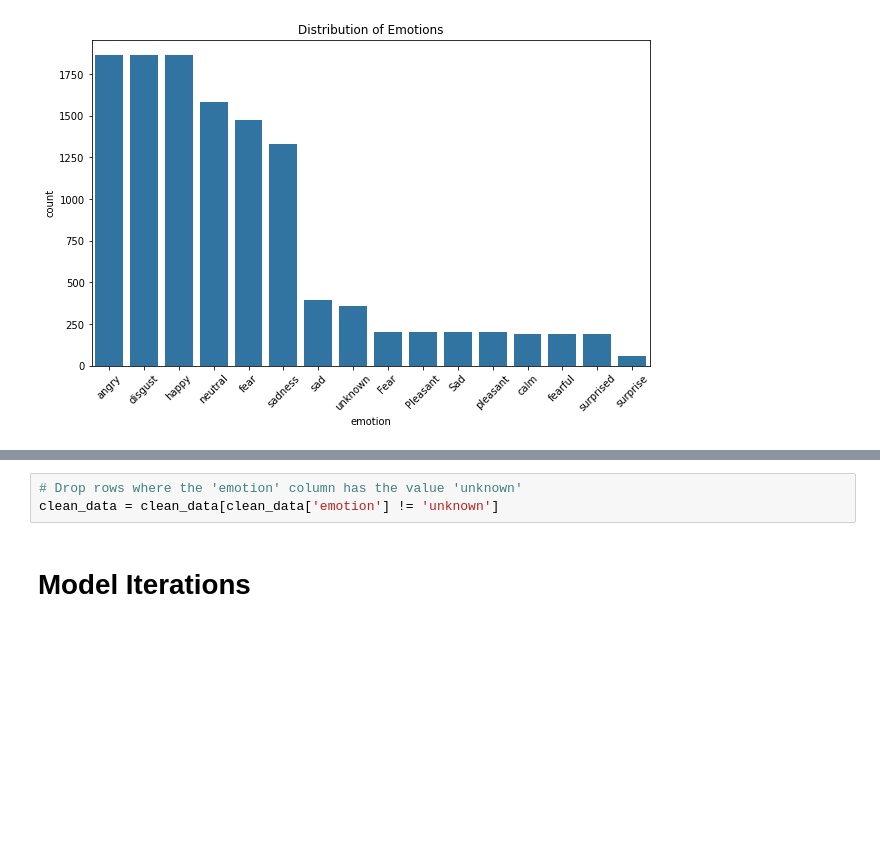
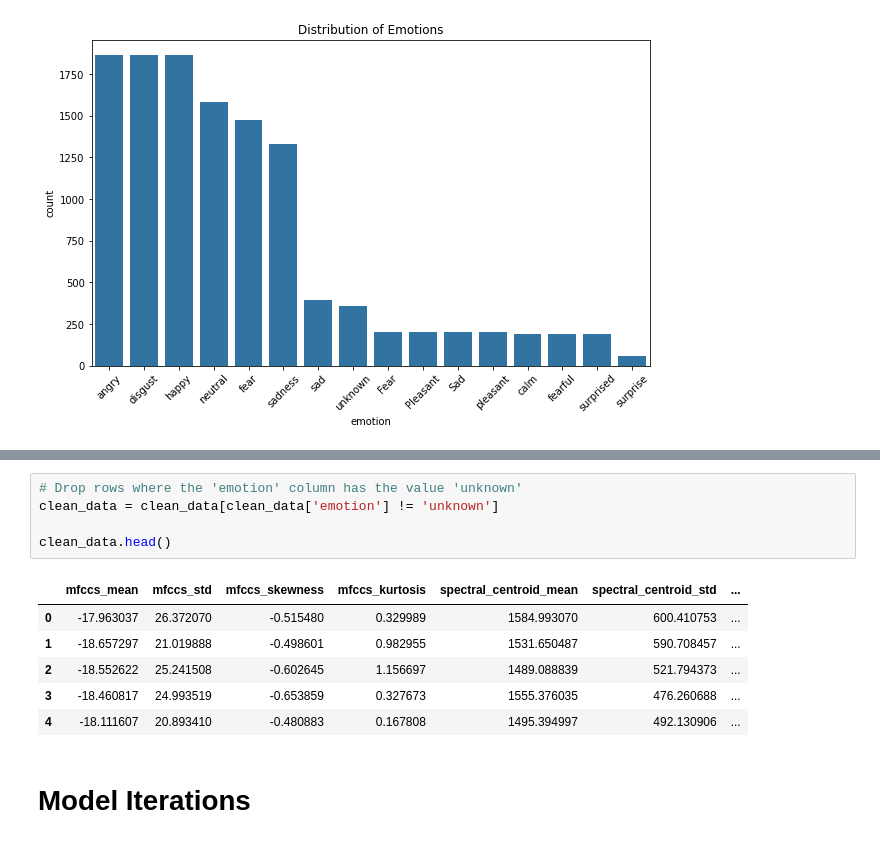
Before and after one commit to woodenikki/detecting-emotion-in-voice, a Jupyter notebook: notebook.ipynb, the cells around one changed output, grey strips where cells are left out. Drawn from its saved outputs; the diff is of its cells as text; blank space fills up the shorter version.

```diff
--- a/notebook.ipynb
+++ b/notebook.ipynb
@@ -658,6 +730,15 @@ plt.show()
 # %%
 # Drop rows where the 'emotion' column has the value 'unknown'
 clean_data = clean_data[clean_data['emotion'] != 'unknown']
+
+clean_data.head()
+# %% [output]
+|  | mfccs_mean | mfccs_std | mfccs_skewness | mfccs_kurtosis | spectral_centroid_mean | spectral_centroid_std | ... |
+| 0 | -17.963037 | 26.372070 | -0.515480 | 0.329989 | 1584.993070 | 600.410753 | ... |
+| 1 | -18.657297 | 21.019888 | -0.498601 | 0.982955 | 1531.650487 | 590.708457 | ... |
+| 2 | -18.552622 | 25.241508 | -0.602645 | 1.156697 | 1489.088839 | 521.794373 | ... |
+| 3 | -18.460817 | 24.993519 | -0.653859 | 0.327673 | 1555.376035 | 476.260688 | ... |
+| 4 | -18.111607 | 20.893410 | -0.480883 | 0.167808 | 1495.394997 | 492.130906 | ... |
 # %% [markdown]
 # Model Iterations
 # %% [markdown]
```
Also changed, not shown: parts of 17 cells of this notebook.
